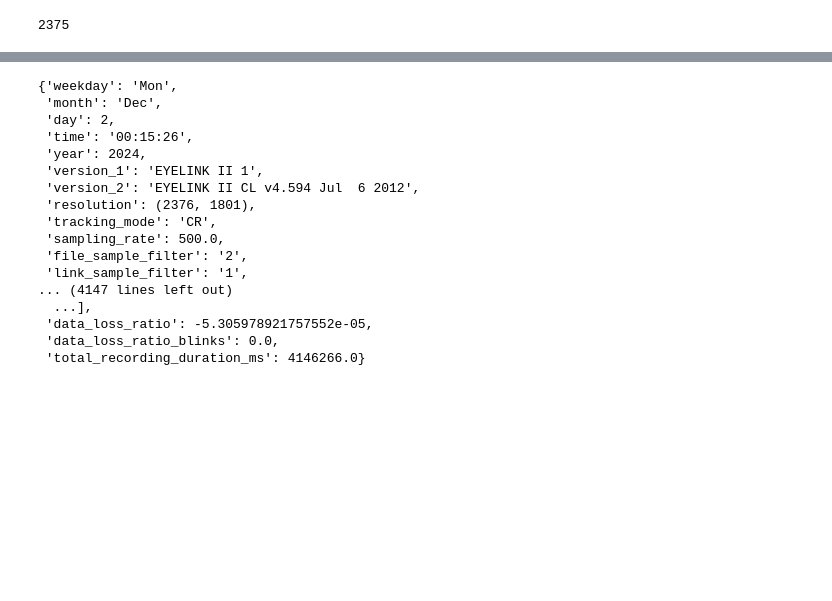
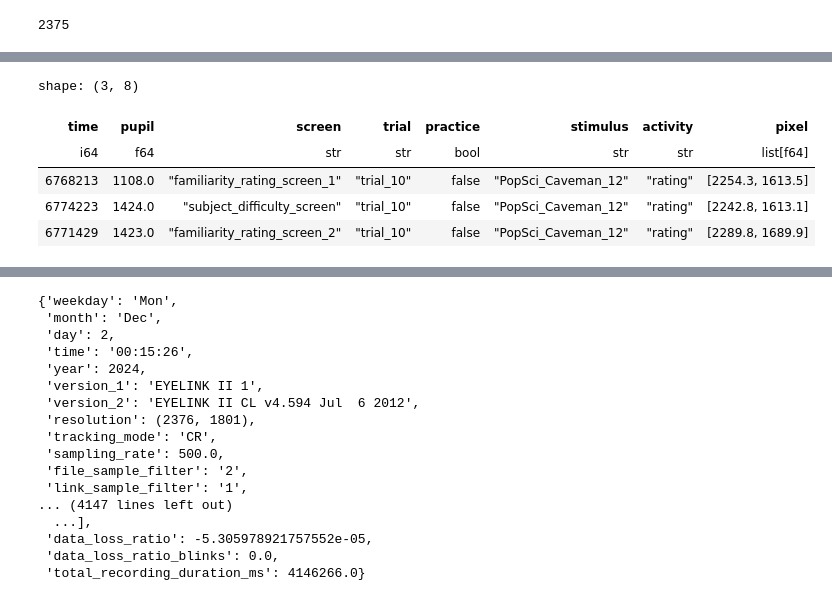
Before and after one commit to theDebbister/multipleye-preprocessing, a Jupyter notebook: quality-report/sanity_checks.ipynb, the cells around one changed output, grey strips where cells are left out. Saved outputs shown, nothing was run; the diff lists cells and outputs as text; code cells hidden in the pictures; blank space fills up the shorter version.

```diff
--- a/quality-report/sanity_checks.ipynb
+++ b/quality-report/sanity_checks.ipynb
@@ -125,3 +147,12 @@ gaze = load_data(vars_dict['asc_file'], lab_config)
+# %%
+gaze.frame.filter(pl.col("stimulus") == "PopSci_Caveman_12").filter(pl.col("activity") == "rating").unique(pl.col("screen"))
+# %% [output]
+shape: (3, 8)
+| time | pupil | screen | trial | practice | stimulus | activity | pixel |
+| i64 | f64 | str | str | bool | str | str | list[f64] |
+| 6768213 | 1108.0 | "familiarity_rating_screen_1" | "trial_10" | false | "PopSci_Caveman_12" | "rating" | [2254.3, 1613.5] |
+| 6774223 | 1424.0 | "subject_difficulty_screen" | "trial_10" | false | "PopSci_Caveman_12" | "rating" | [2242.8, 1613.1] |
+| 6771429 | 1423.0 | "familiarity_rating_screen_2" | "trial_10" | false | "PopSci_Caveman_12" | "rating" | [2289.8, 1689.9] |
 # %%
 gaze.frame
 # %% [output]
```
Also changed, not shown: parts of 24 cells of this notebook, 3 other files.
